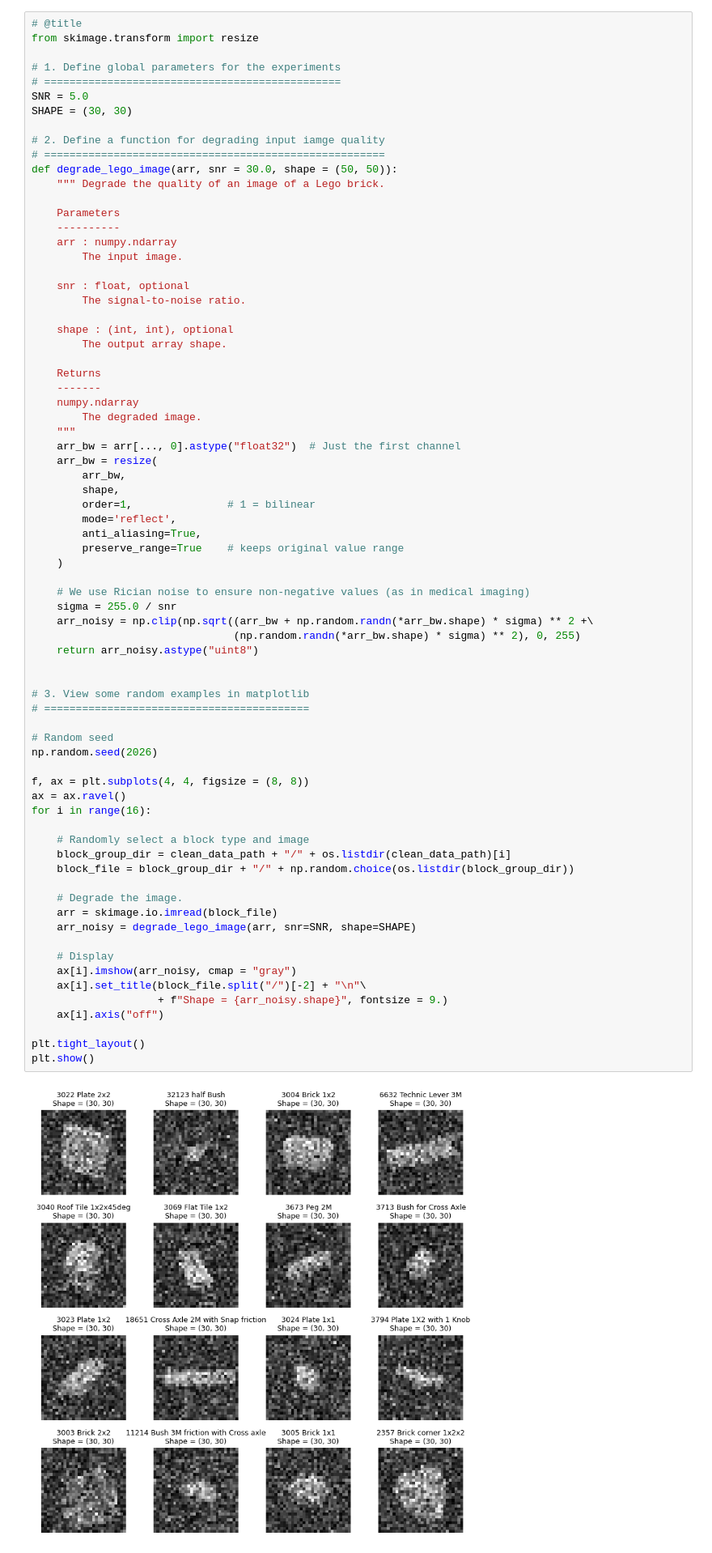
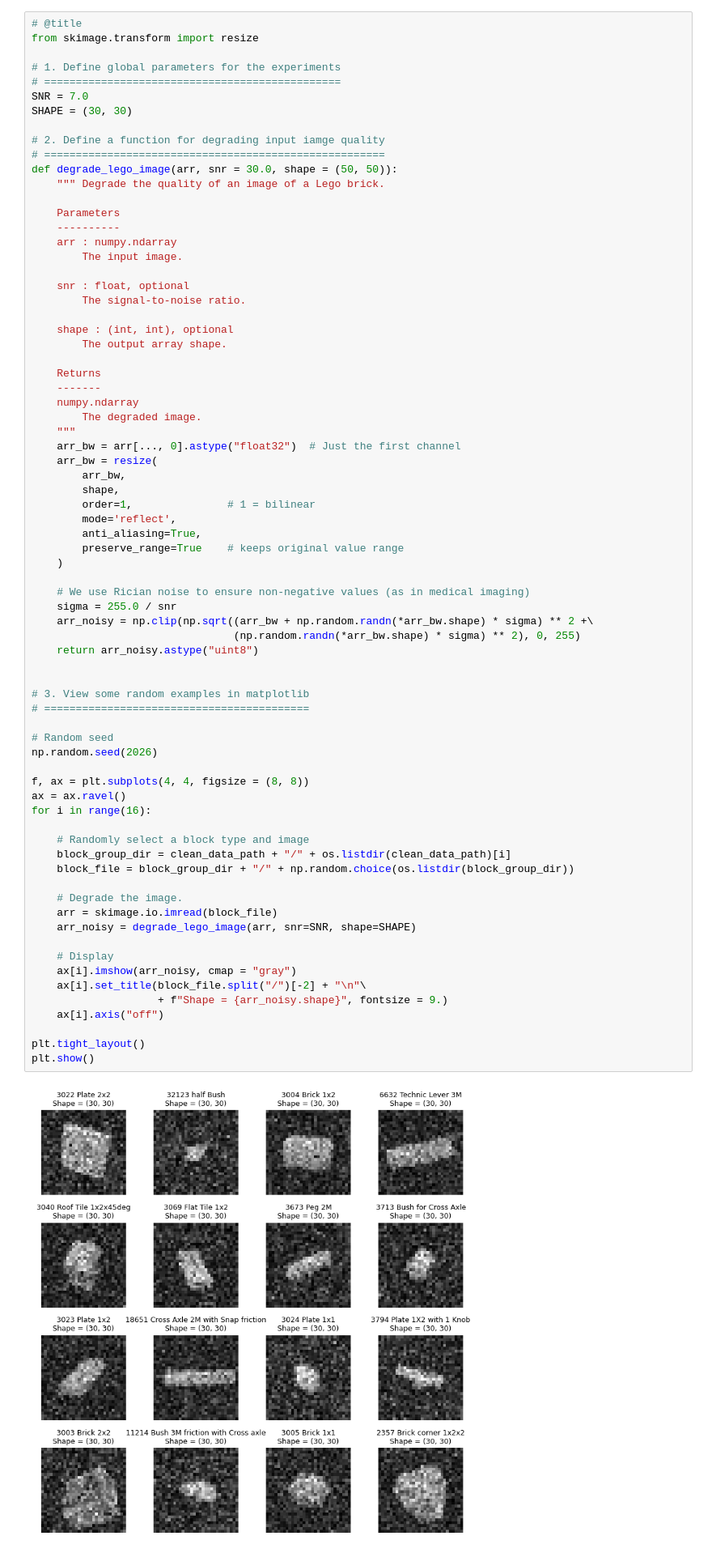
Before and after one commit to mdblackledge/theoryofimaging2, a Jupyter notebook: workshop/practical_exercises.ipynb, the cells around one changed output. Shown at 81% size. Drawn from its saved outputs; the diff is of its cells as text.

```diff
--- a/workshop/practical_exercises.ipynb
+++ b/workshop/practical_exercises.ipynb
@@ -156,7 +157,7 @@ from skimage.transform import resize
 
 # 1. Define global parameters for the experiments
 # ===============================================
-SNR = 5.0
+SNR = 7.0
 SHAPE = (30, 30)
 
 # 2. Define a function for degrading input iamge quality
@@ -197,34 +198,34 @@ def degrade_lego_image(arr, snr = 30.0, shape = (50, 50)):
     return arr_noisy.astype("uint8")
 
 
 # 3. View some random examples in matplotlib
 # ==========================================
 
 # Random seed
 np.random.seed(2026)
 
 f, ax = plt.subplots(4, 4, figsize = (8, 8))
 ax = ax.ravel()
 for i in range(16):
 
     # Randomly select a block type and image
     block_group_dir = clean_data_path + "/" + os.listdir(clean_data_path)[i]
     block_file = block_group_dir + "/" + np.random.choice(os.listdir(block_group_dir))
 
     # Degrade the image.
     arr = skimage.io.imread(block_file)
     arr_noisy = degrade_lego_image(arr, snr=SNR, shape=SHAPE)
 
     # Display
     ax[i].imshow(arr_noisy, cmap = "gray")
     ax[i].set_title(block_file.split("/")[-2] + "\n"\
                     + f"Shape = {arr_noisy.shape}", fontsize = 9.)
     ax[i].axis("off")
 
 plt.tight_layout()
 plt.show()
 # %% [output]
-[figure, old version]
+[figure, new version]
 # %% [markdown]
  - We will store a seperate set of degraded images in the location:
 
```
Also changed, not shown: parts of 10 cells of this notebook.
